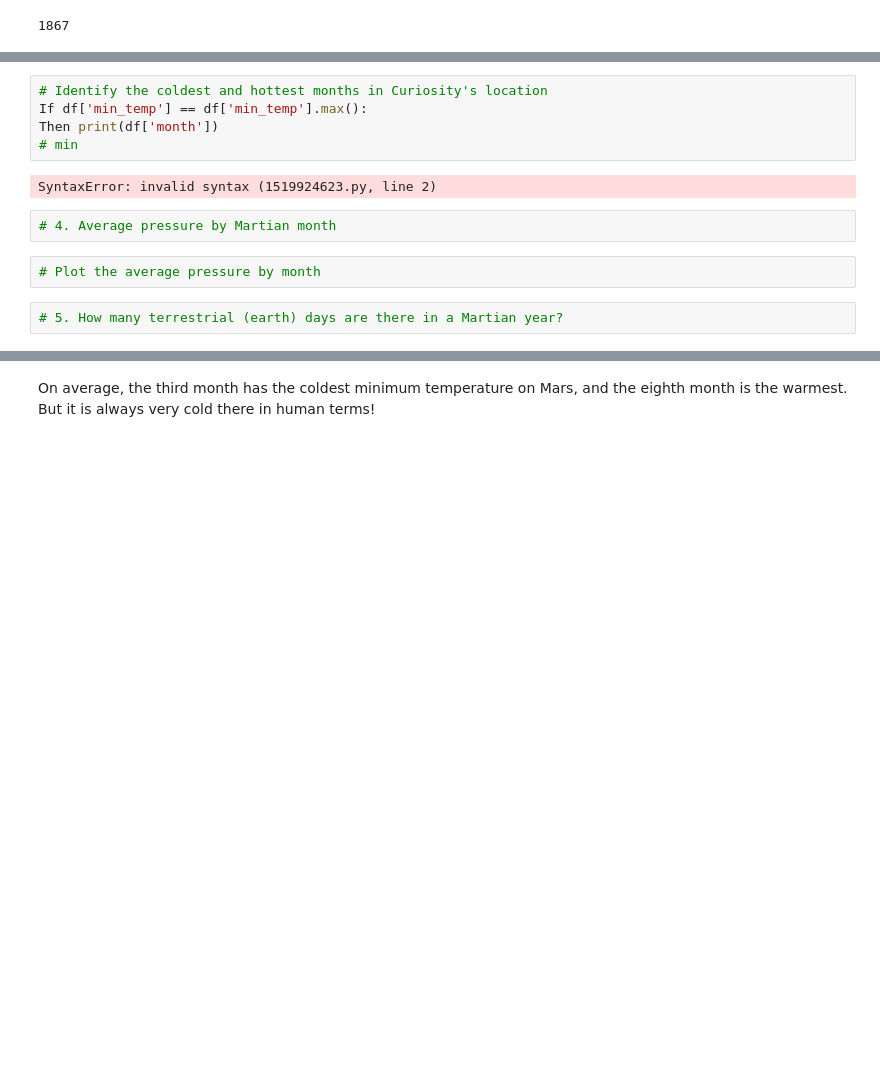
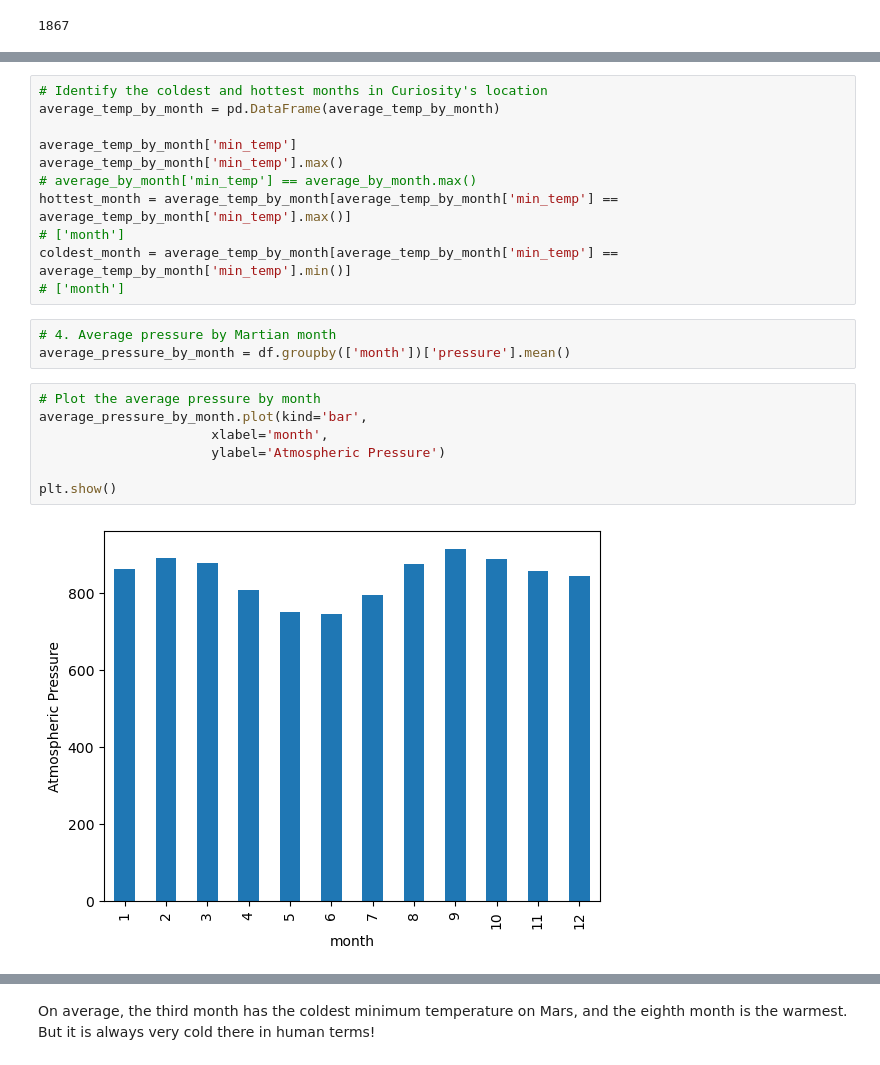
Before and after one commit to Tianyueli/web_scraping_project, a Jupyter notebook: part_2_mars_weather.ipynb, the cells around one changed output, grey strips where cells are left out. Cells and saved outputs as stored; diff of their text form; blank space fills up the shorter version.

```diff
--- a/part_2_mars_weather.ipynb
+++ b/part_2_mars_weather.ipynb
@@ -209,14 +209,24 @@ plt.show()
 [figure]
 # %%
 # Identify the coldest and hottest months in Curiosity's location
-If df['min_temp'] == df['min_temp'].max():
-Then print(df['month'])
-# min
+average_temp_by_month = pd.DataFrame(average_temp_by_month)
+
+average_temp_by_month['min_temp']
+average_temp_by_month['min_temp'].max()
+# average_by_month['min_temp'] == average_by_month.max()
+hottest_month = average_temp_by_month[average_temp_by_month['min_temp'] == average_temp_by_month['min_temp'].max()]
+# ['month']
+coldest_month = average_temp_by_month[average_temp_by_month['min_temp'] == average_temp_by_month['min_temp'].min()]
+# ['month']
-# %% [output]
-SyntaxError: invalid syntax (1519924623.py, line 2)
 # %%
 # 4. Average pressure by Martian month
+average_pressure_by_month = df.groupby(['month'])['pressure'].mean()
 # %%
 # Plot the average pressure by month
+average_pressure_by_month.plot(kind='bar',
+                      xlabel='month',
+                      ylabel='Atmospheric Pressure')
+
+plt.show()
+# %% [output]
+[figure, added]
-# %%
-# 5. How many terrestrial (earth) days are there in a Martian year?
```
Also changed, not shown: parts of 5 cells of this notebook, 1 other file.
